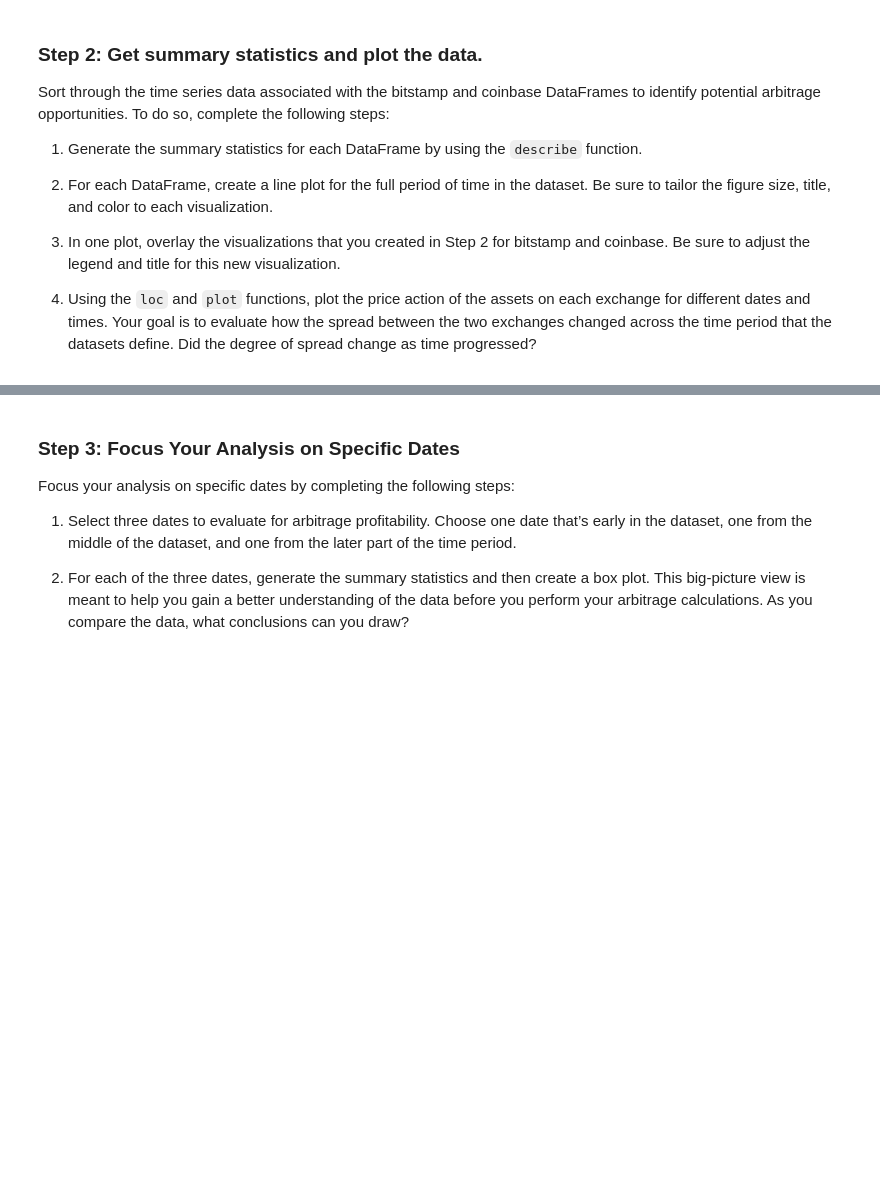
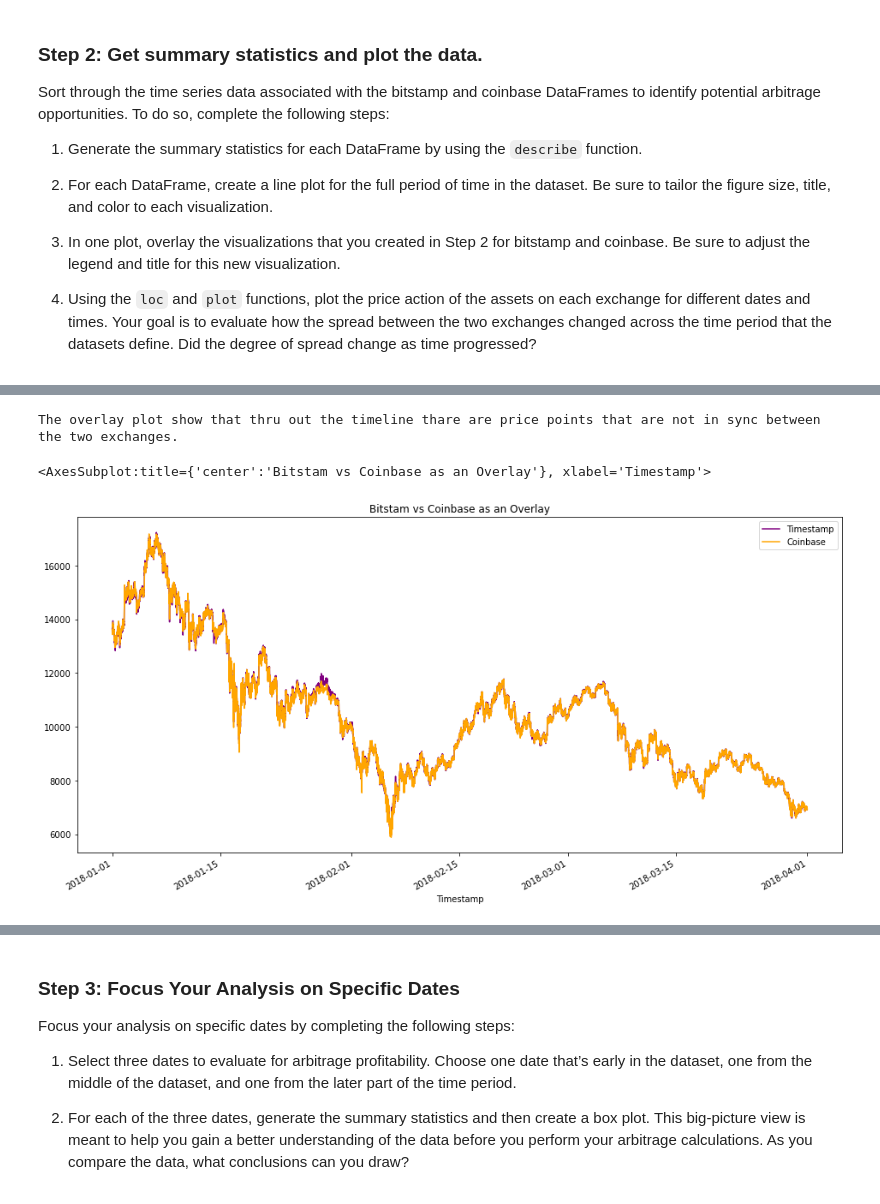
Before and after one commit to saeedraghib/m03_challenge_01, a Jupyter notebook: sr_crypto_arbitrage.ipynb, the cells around one changed output, grey strips where cells are left out. Cells and saved outputs as stored; diff of their text form; code cells hidden in the pictures; blank space fills up the shorter version.

```diff
--- a/sr_crypto_arbitrage.ipynb
+++ b/sr_crypto_arbitrage.ipynb
@@ -463,8 +539,17 @@ Sort through the time series data associated with the bitstamp and coinbase Data
 # %%
 # Overlay the visualizations for the bitstamp and coinbase DataFrames in one plot
 # The plot should visualize the prices over the full lenth of the dataset
 # Be sure to include the parameters: legend, figure size, title, and color and label
 # YOUR CODE HERE
+print(f"The overlay plot show that thru out the timeline thare are price points that are not in sync between the two exchanges.")
+print()
+#bitstamp['Close'].dtypes
+bitstamp_sliced.plot(legend=True, figsize=(16, 8), title="Bitstam vs Coinbase as an Overlay", color="purple", label="Timestamp")
+coinbase_sliced.plot(legend=True, figsize=(16, 8), color="orange", label="Coinbase")
+# %% [output]
+The overlay plot show that thru out the timeline thare are price points that are not in sync between the two exchanges.
+<AxesSubplot:title={'center':'Bitstam vs Coinbase as an Overlay'}, xlabel='Timestamp'>
+[figure, added]
 # %%
 # Using the loc and plot functions, create an overlay plot that visualizes
 # the price action of both DataFrames for a one month period early in the dataset
```
Also changed, not shown: parts of 37 cells of this notebook, 1 other file.
